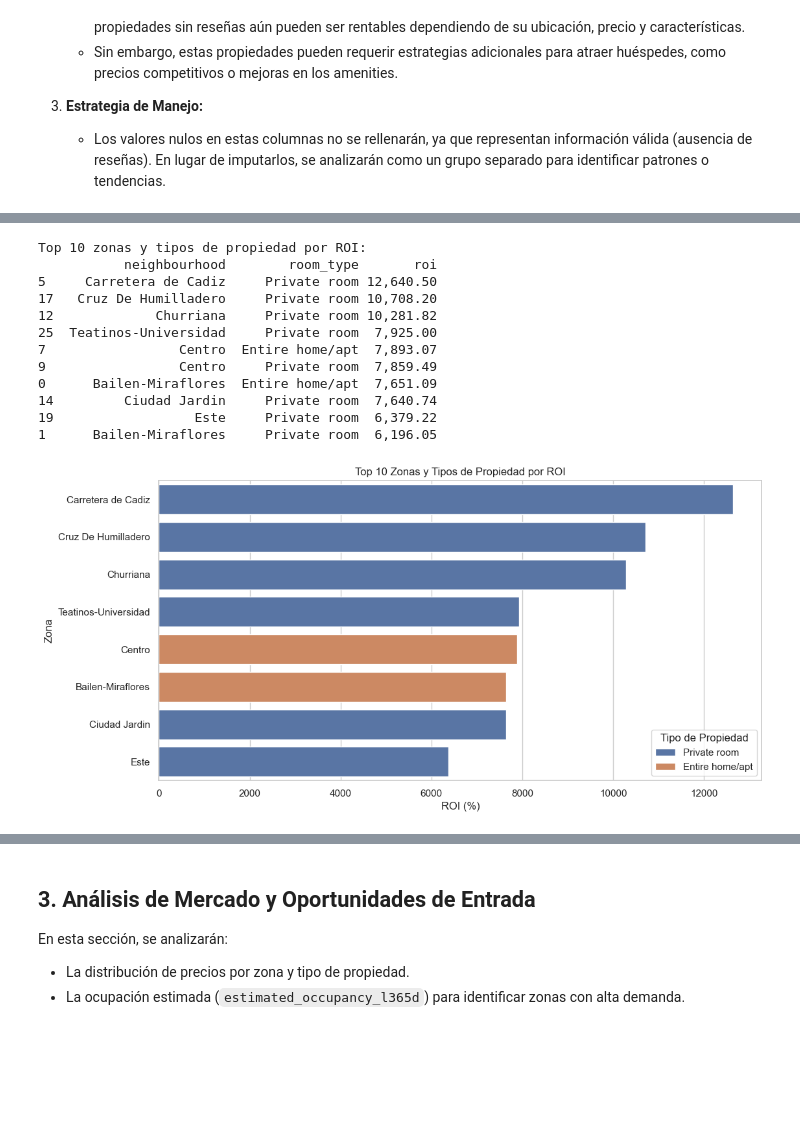
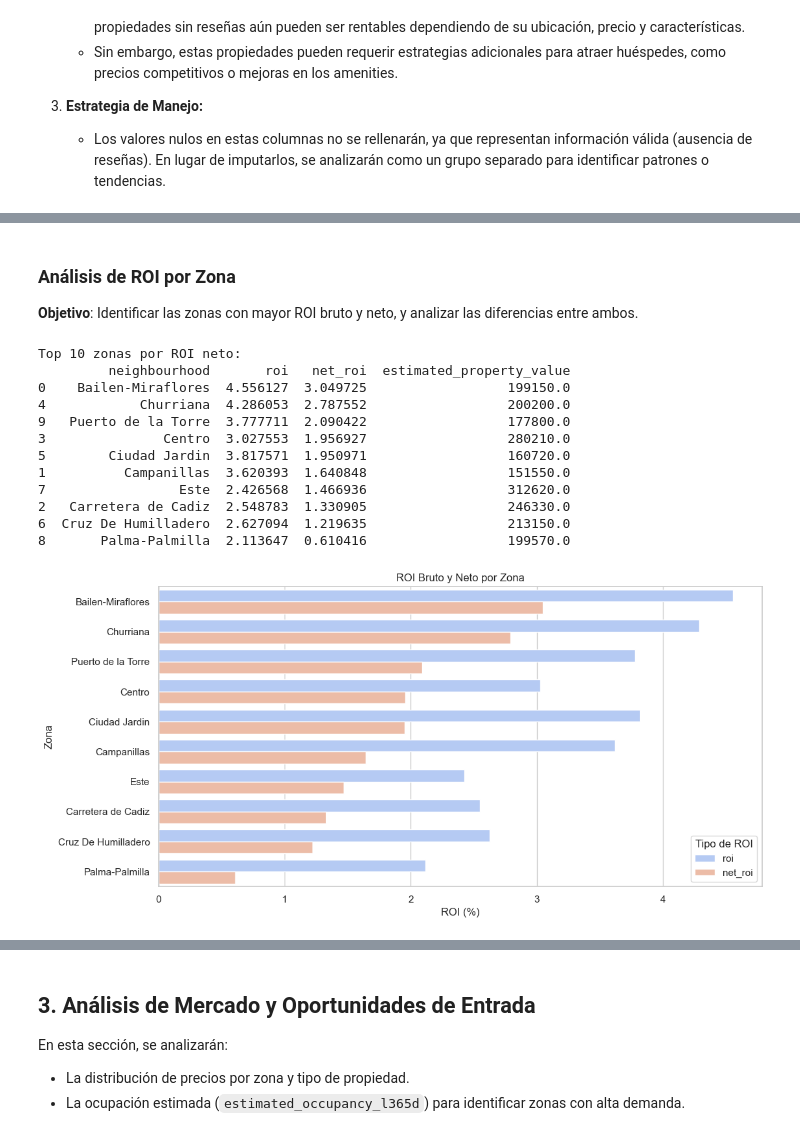
Before and after one commit to vfpomer/Analisis-de-inversion-inmobiliario, a Jupyter notebook: notebooks/malaga_eda.ipynb, the cells around one changed output, grey strips where cells are left out. Drawn from its saved outputs; the diff is of its cells as text; code cells hidden in the pictures; blank space fills up the shorter version.

```diff
--- a/notebooks/malaga_eda.ipynb
+++ b/notebooks/malaga_eda.ipynb
@@ -33,7 +33,7 @@ sns.set(style="whitegrid")
 plt.rcParams['figure.figsize'] = (12, 6)
 
 # Cargar el dataset preprocesado
-file_path = '/Users/patriciajaquez/Documents/Documents - Patricia’s MacBook Pro/GitHub/Analisis-de-inversion-inmobiliario/data/malaga_listings_clean.csv'
+file_path = (r'/Users/patriciajaquez/Documents/Documents - Patricia’s MacBook Pro/GitHub/Analisis-de-inversion-inmobiliario/data/malaga_listings_clean.csv')
 df = pd.read_csv(file_path)
 
 # Verificar el tamaño del dataset
@@ -144,36 +196,41 @@ El ROI (Retorno de Inversión) es una métrica clave para evaluar la rentabilida
+# %% [markdown]
+### Análisis de ROI por Zona
+**Objetivo**: Identificar las zonas con mayor ROI bruto y neto, y analizar las diferencias entre ambos.
 # %%
-# Calcular ROI estimado
-df['roi'] = (df['estimated_revenue_l365d'] / df['price']) * 100
+# Agrupar por zona y calcular métricas clave
+roi_summary = df.groupby('neighbourhood').agg({
+    'roi': 'mean',
+    'net_roi': 'mean',
+    'estimated_property_value': 'mean'
+}).reset_index()
 
-# Agrupar por zona y tipo de propiedad
-roi_summary = df.groupby(['neighbourhood', 'room_type'])['roi'].mean().reset_index()
+# Ordenar por ROI neto
+roi_summary = roi_summary.sort_values(by='net_roi', ascending=False)
 
-# Ordenar por ROI
-roi_summary = roi_summary.sort_values(by='roi', ascending=False)
-
-# Mostrar las 10 mejores combinaciones de zona y tipo de propiedad
-print("Top 10 zonas y tipos de propiedad por ROI:")
+# Mostrar las zonas con mayor ROI neto
+print("Top 10 zonas por ROI neto:")
 print(roi_summary.head(10))
 
-# Visualización del ROI por zona y tipo de propiedad
+# Visualización del ROI bruto y neto por zona
 plt.figure(figsize=(12, 6))
-sns.barplot(data=roi_summary.head(10), x='roi', y='neighbourhood', hue='room_type', dodge=False)
-plt.title("Top 10 Zonas y Tipos de Propiedad por ROI")
+sns.barplot(data=roi_summary.head(10).melt(id_vars='neighbourhood', value_vars=['roi', 'net_roi']),
+            x='value', y='neighbourhood', hue='variable', palette='coolwarm')
+plt.title("ROI Bruto y Neto por Zona")
 plt.xlabel("ROI (%)")
 plt.ylabel("Zona")
-plt.legend(title="Tipo de Propiedad")
+plt.legend(title="Tipo de ROI")
 plt.show()
 # %% [output]
-Top 10 zonas y tipos de propiedad por ROI:
-           neighbourhood        room_type       roi
-5     Carretera de Cadiz     Private room 12,640.50
-17   Cruz De Humilladero     Private room 10,708.20
-12             Churriana     Private room 10,281.82
-25  Teatinos-Universidad     Private room  7,925.00
-7                 Centro  Entire home/apt  7,893.07
-9                 Centro     Private room  7,859.49
-0      Bailen-Miraflores  Entire home/apt  7,651.09
-14         Ciudad Jardin     Private room  7,640.74
-19                  Este     Private room  6,379.22
-1      Bailen-Miraflores     Private room  6,196.05
+Top 10 zonas por ROI neto:
+         neighbourhood       roi   net_roi  estimated_property_value
+0    Bailen-Miraflores  4.556127  3.049725                  199150.0
+4            Churriana  4.286053  2.787552                  200200.0
+9   Puerto de la Torre  3.777711  2.090422                  177800.0
+3               Centro  3.027553  1.956927                  280210.0
+5        Ciudad Jardin  3.817571  1.950971                  160720.0
+1          Campanillas  3.620393  1.640848                  151550.0
+7                 Este  2.426568  1.466936                  312620.0
+2   Carretera de Cadiz  2.548783  1.330905                  246330.0
+6  Cruz De Humilladero  2.627094  1.219635                  213150.0
+8       Palma-Palmilla  2.113647  0.610416                  199570.0
-[figure, old version]
+[figure, new version]
```
Also changed, not shown: parts of 24 cells of this notebook, 7 other files.
